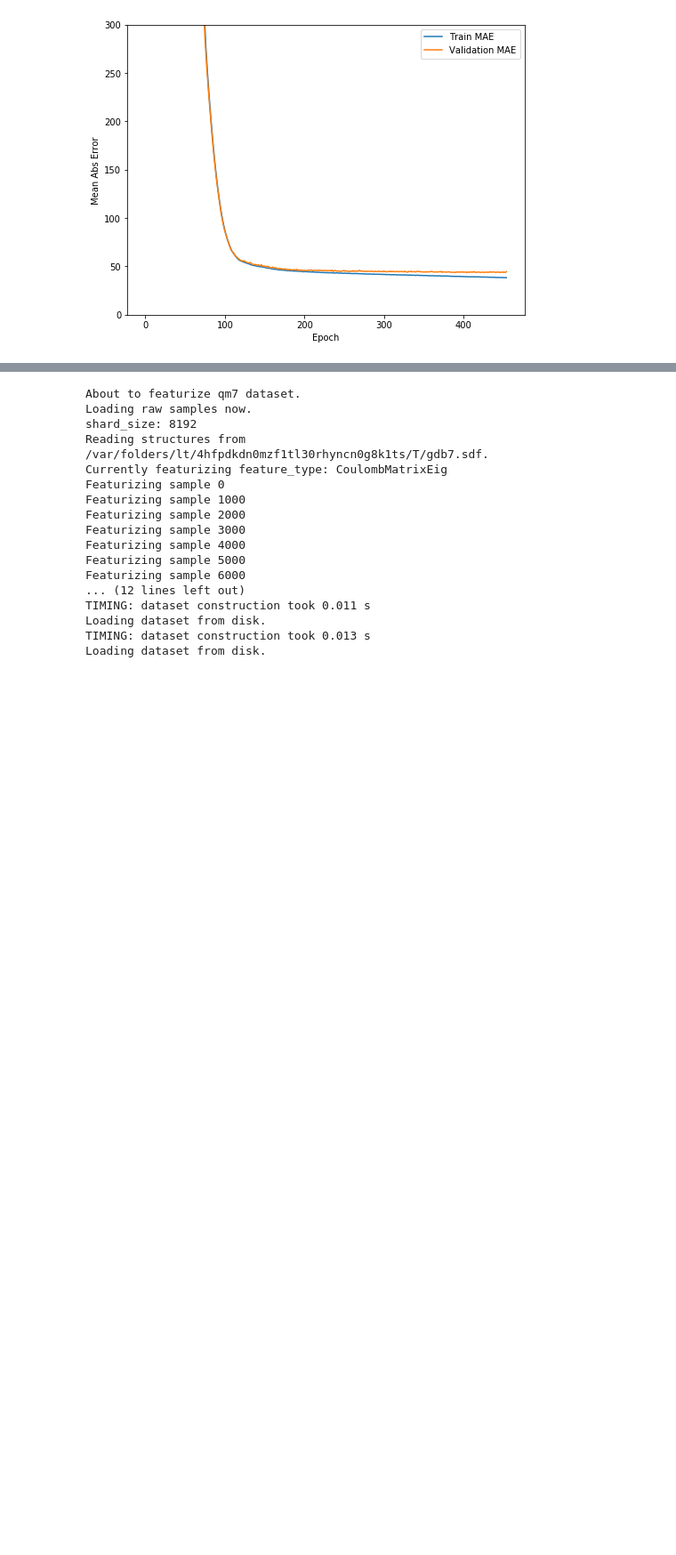
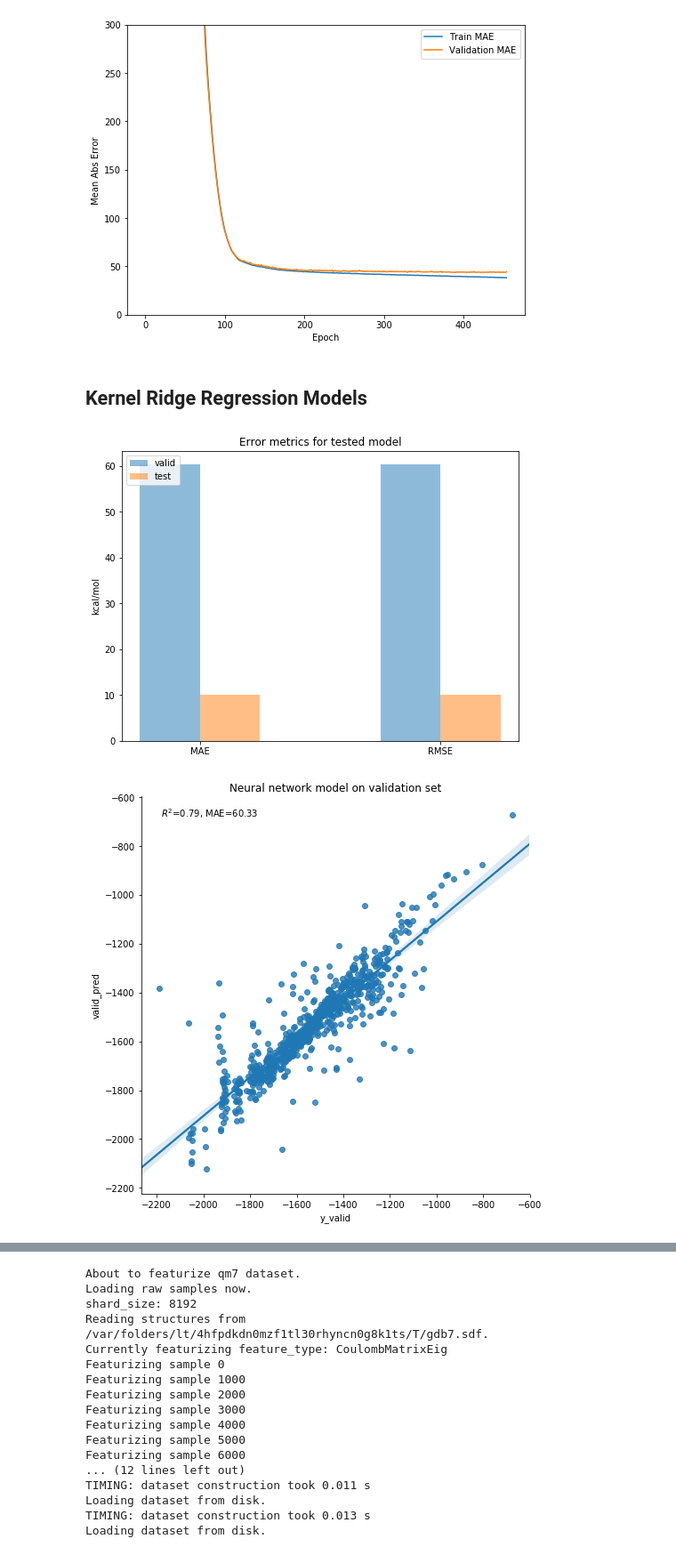
Before and after one commit to natwille1/molecular-atomisation-prediction, a Jupyter notebook: deepchem_implementation_eigenspectrum.ipynb, the cells around one changed output, grey strips where cells are left out. Shown at 89% size. Saved outputs shown, nothing was run; the diff lists cells and outputs as text; code cells hidden in the pictures; blank space fills up the shorter version.

Commit message:
further model testing and overall analysis

```diff
--- a/deepchem_implementation_eigenspectrum.ipynb
+++ b/deepchem_implementation_eigenspectrum.ipynb
@@ -356,3 +375,5 @@ plt.legend()
 plt.show()
 # %% [output]
 [figure]
+# %% [markdown]
+## Kernel Ridge Regression Models
@@ -358,0 +387,54 @@ plt.show()
+# %%
+## Validate model
+
+valid = krr_model.predict(X_valid)
+test = krr_model.predict(X_test)
+results = pd.DataFrame(valid, columns = ['valid_pred'])
+results['test_pred'] = test
+results['y_valid'] = y_valid
+results['y_test'] = y_test
+
+krr_errors = {}
+
+krr_errors['valid'] = {'mae': metrics.mean_absolute_error(y_valid, valid),
+                   'mse': np.sqrt(metrics.mean_squared_error(y_valid, valid)),
+                  'r2': metrics.r2_score(y_valid, valid)}
+krr_errors['test'] = {'mae': metrics.mean_absolute_error(y_test, test),
+                   'mse': np.sqrt(metrics.mean_squared_error(y_test, test)),
+                 'r2': metrics.r2_score(y_test, test)}
+# %%
+
+## Plot results
+
+pos = list(range(2))
+width = 0.25
+
+fig, ax = plt.subplots(figsize=(8,6))
+plt.bar(pos,[krr_errors['valid']['mae'], krr_errors['valid']['mae']],width,alpha=0.5, label='mae')
+plt.bar([p + 1*width for p in pos], [np.sqrt(krr_errors['valid']['mse']), np.sqrt(krr_errors['valid']['mse'])], width,
+        alpha=0.5, label='mse')
+
+ax.set_title('Error metrics for tested model')
+ax.set_xticks([p + 0.5 * width for p in pos])
+ax.set_xticklabels(['MAE', 'RMSE'])
+ax.set_ylabel('kcal/mol')
+
+plt.legend(['valid', 'test'], loc='upper left')
+plt.show()
+
+sns.pairplot(results, x_vars='y_valid', y_vars='valid_pred', height=7, aspect=1, kind='reg')
+plt.title("Neural network model on validation set")
+plt.annotate('$R^2$=%.2f, MAE=%.2f' % (metrics.r2_score(y_valid, valid),
+                                       metrics.mean_absolute_error(y_valid, valid)),
+                                    xy=(0.05, 0.95), xycoords='axes fraction')
+plt.show()
+
+sns.pairplot(results, x_vars='y_test', y_vars='test_pred', height=7, aspect=1, kind='reg')
+plt.title("Neural network model on test set")
+plt.annotate('$R^2$=%.2f, MAE=%.2f' % (metrics.r2_score(y_test, predictions),
+                                       metrics.mean_absolute_error(y_test, predictions)),
+                                    xy=(0.05, 0.95), xycoords='axes fraction')
+plt.show()
+# %% [output]
+[figure, added]
+[figure, added]
```
Also changed, not shown: parts of 15 cells of this notebook, 3 other files.
